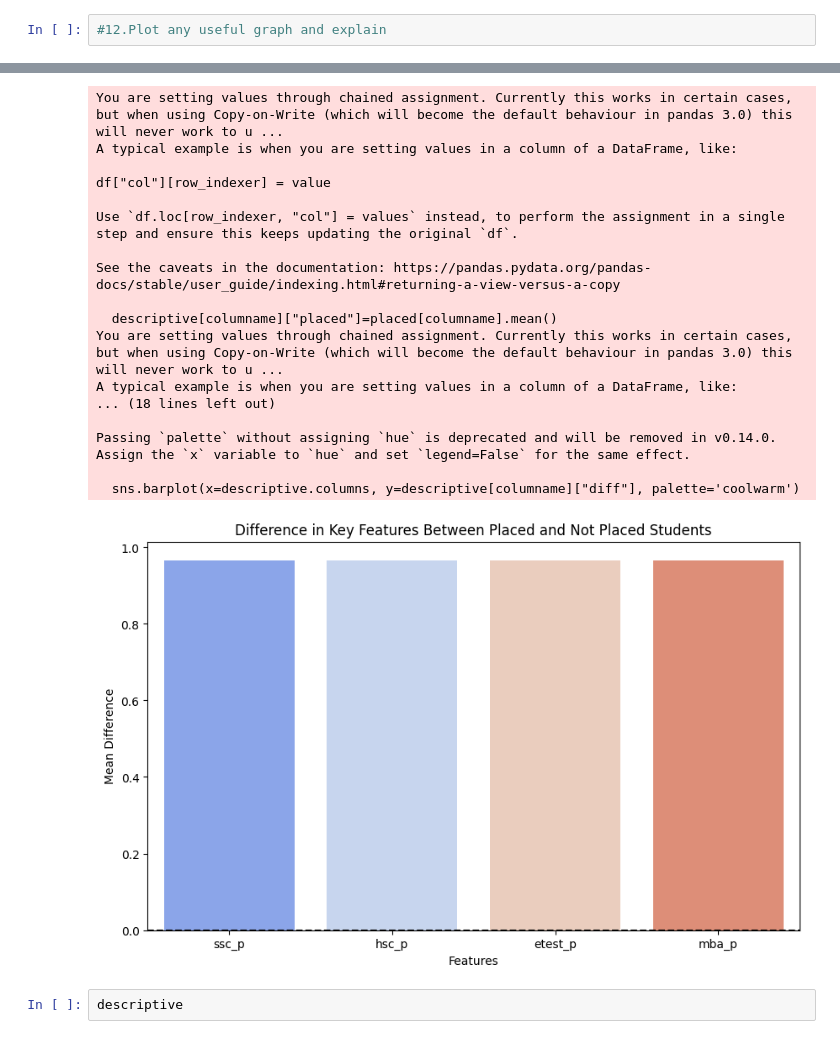
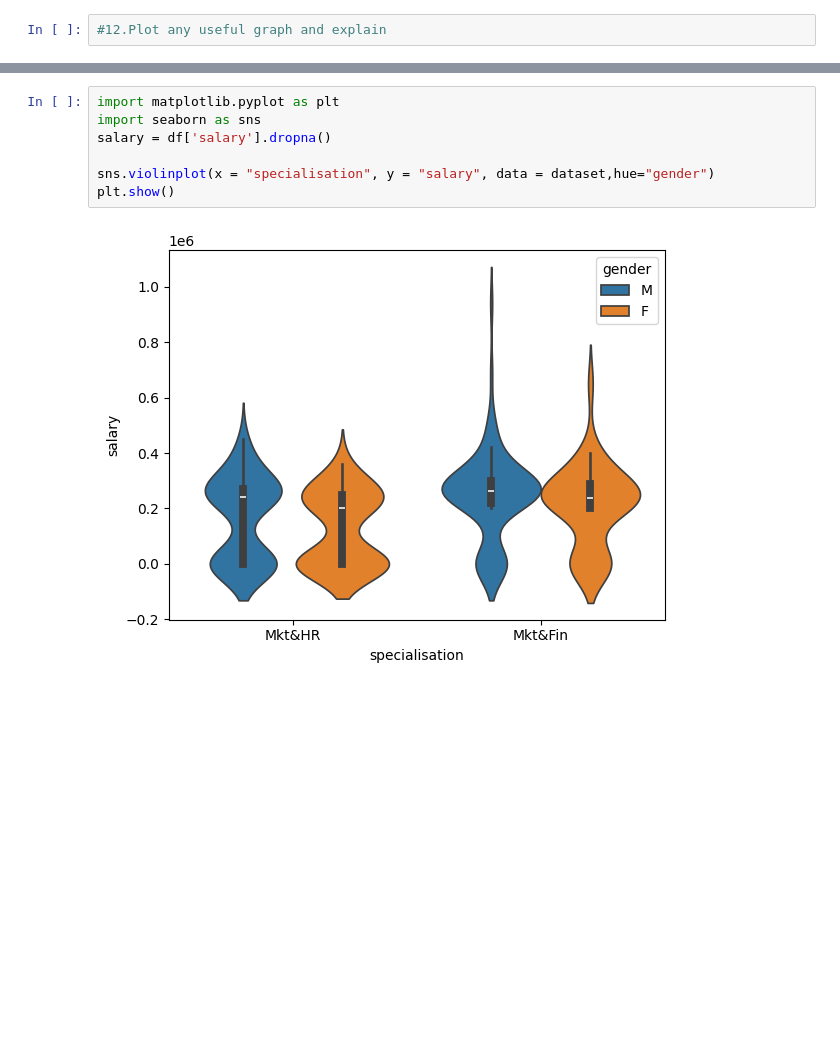
Before and after one commit to kavispark92/kaviintellect, a Jupyter notebook: assignments/final_ds.ipynb, the cells around one changed output, grey strips where cells are left out. Drawn from its saved outputs; the diff is of its cells as text; blank space fills up the shorter version.

Commit message:
modified assignment

```diff
--- a/assignments/final_ds.ipynb
+++ b/assignments/final_ds.ipynb
@@ -234,22 +283,9 @@ plt.show()
 # %%
+import matplotlib.pyplot as plt
+import seaborn as sns
+salary = df['salary'].dropna()
+
+sns.violinplot(x = "specialisation", y = "salary", data = dataset,hue="gender")
+plt.show()
 # %% [output]
-You are setting values through chained assignment. Currently this works in certain cases, but when using Copy-on-Write (which will become the default behaviour in pandas 3.0) this will never work to u ...
-A typical example is when you are setting values in a column of a DataFrame, like:
-
-df["col"][row_indexer] = value
-
-Use `df.loc[row_indexer, "col"] = values` instead, to perform the assignment in a single step and ensure this keeps updating the original `df`.
-
-See the caveats in the documentation: https://pandas.pydata.org/pandas-docs/stable/user_guide/indexing.html#returning-a-view-versus-a-copy
-
-  descriptive[columname]["placed"]=placed[columname].mean()
-You are setting values through chained assignment. Currently this works in certain cases, but when using Copy-on-Write (which will become the default behaviour in pandas 3.0) this will never work to u ...
-A typical example is when you are setting values in a column of a DataFrame, like:
-... (18 lines left out)
-
-Passing `palette` without assigning `hue` is deprecated and will be removed in v0.14.0. Assign the `x` variable to `hue` and set `legend=False` for the same effect.
-
-  sns.barplot(x=descriptive.columns, y=descriptive[columname]["diff"], palette='coolwarm')
-[figure, old version]
+[figure, new version]
-# %%
-descriptive
```
Also changed, not shown: parts of 16 cells of this notebook.
